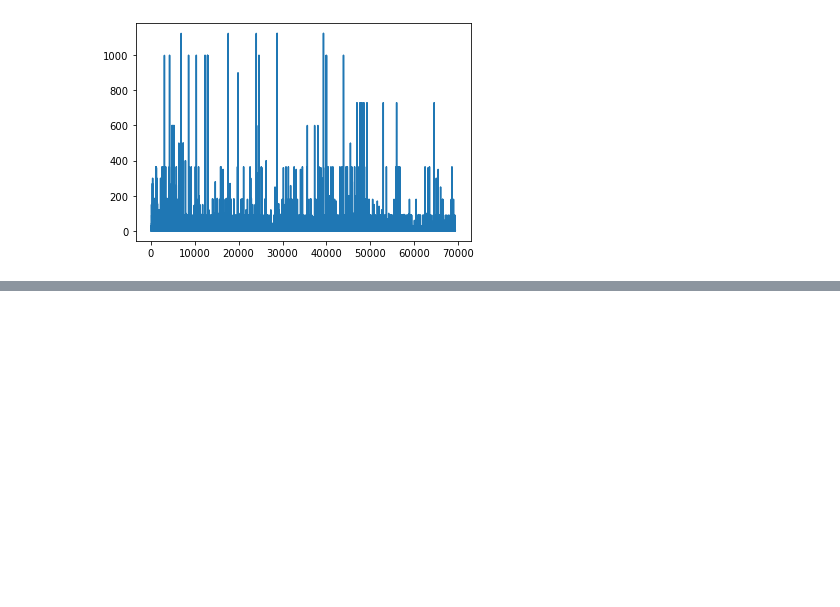
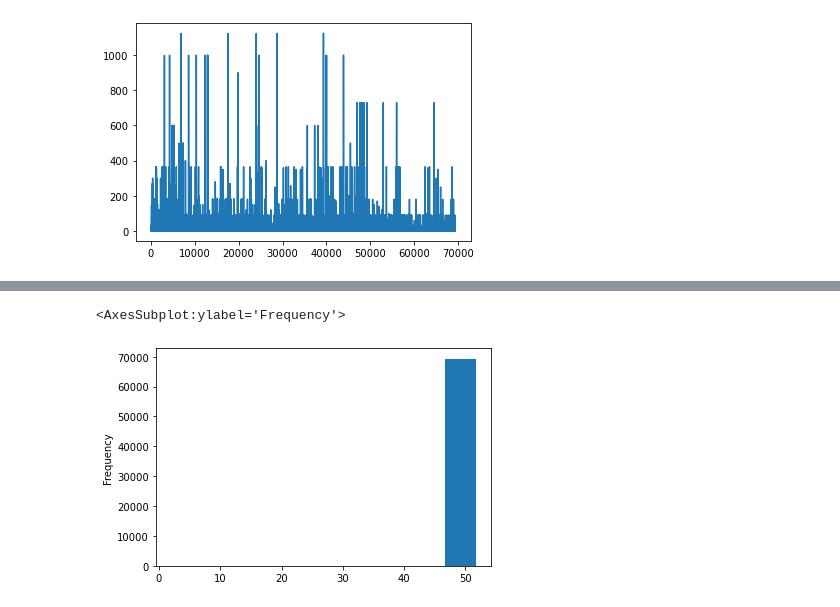
Before and after one commit to JinJiang22/fsds_GroupWork, a Jupyter notebook: Reproducible Analysis.ipynb, the cells around one changed output, grey strips where cells are left out. Cells and saved outputs as stored; diff of their text form; code cells hidden in the pictures; blank space fills up the shorter version.

```diff
--- a/Reproducible Analysis.ipynb
+++ b/Reproducible Analysis.ipynb
@@ -501,0 +468,5 @@ df2.minimum_nights.plot.line()
+# %%
+df1.latitude.plot.hist()
+# %% [output]
+<AxesSubplot:ylabel='Frequency'>
+[figure, added]
```
Also changed, not shown: parts of 42 cells of this notebook.
